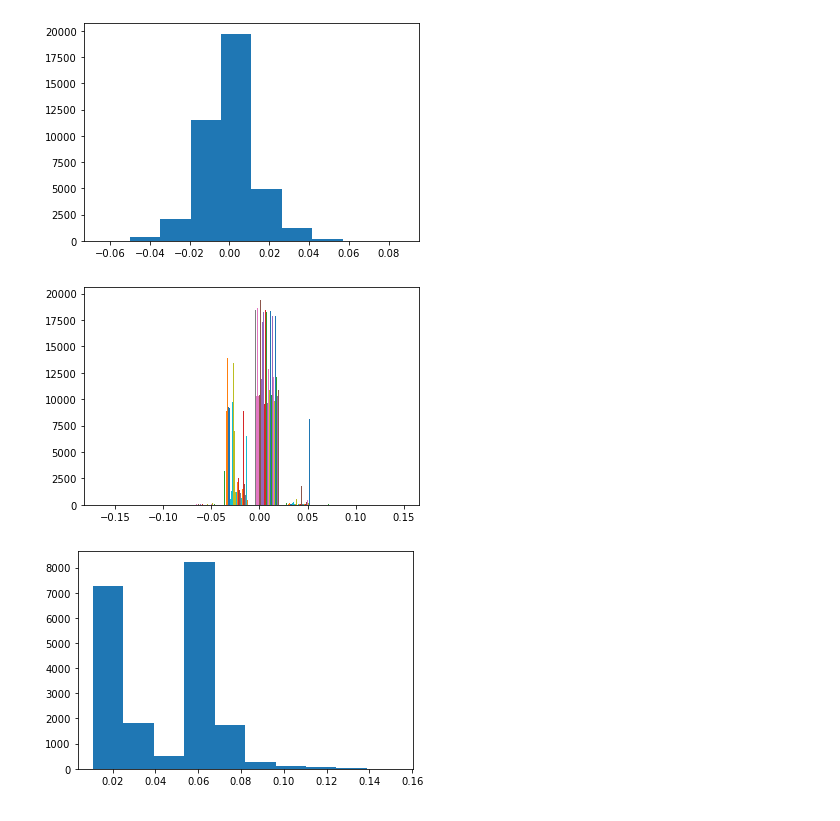
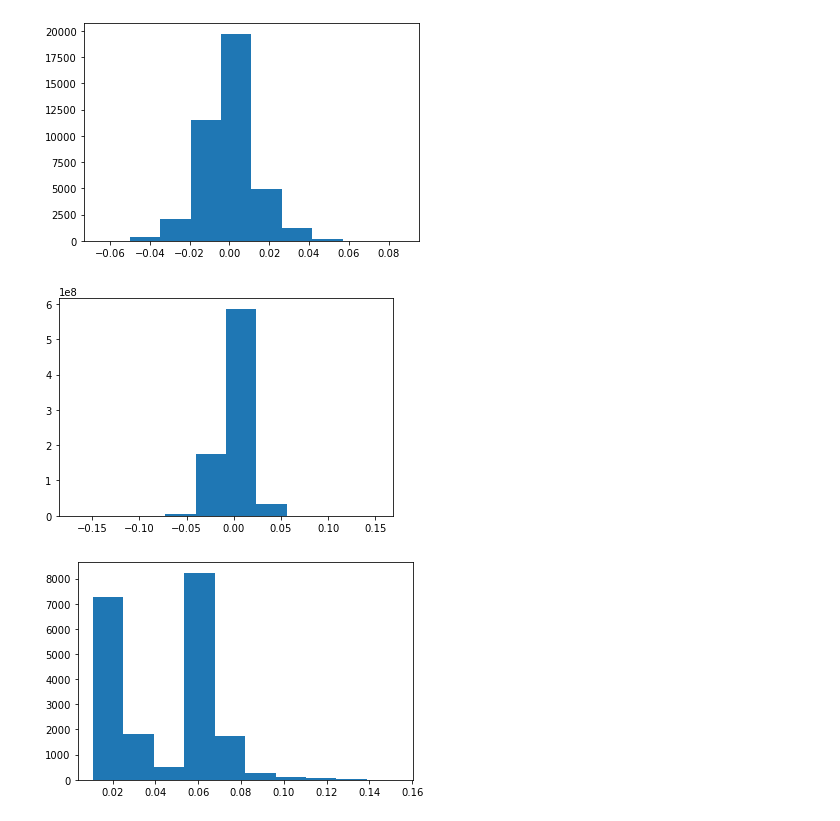
Before and after one commit to zihao12/invariant-risk-minimization, a Jupyter notebook: ColoredMnist.ipynb, the cells around one changed output. Drawn from its saved outputs; the diff is of its cells as text; code cells hidden in the pictures.

```diff
--- a/ColoredMnist.ipynb
+++ b/ColoredMnist.ipynb
@@ -209,11 +242,12 @@ plt.show()
 # %% [output]
 [figure]
 # %%
-plt.hist(infl_est)
+#all influence number
+plt.hist(infl_est.flatten())
 plt.savefig('infl_est.png', dpi=300, bbox_inches='tight')
 plt.show()
 # %% [output]
-[figure, old version]
+[figure, new version]
 # %%
 plt.hist(testset_maxinfl)
 plt.savefig('max_infl_est.png', dpi=300, bbox_inches='tight')
```
Also changed, not shown: parts of 20 cells of this notebook.
